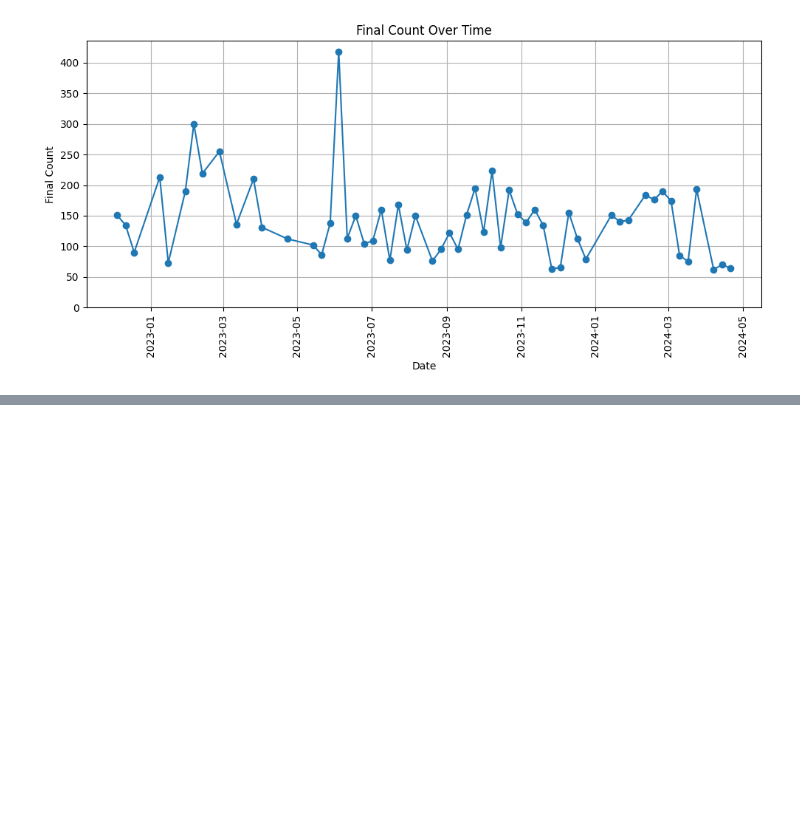
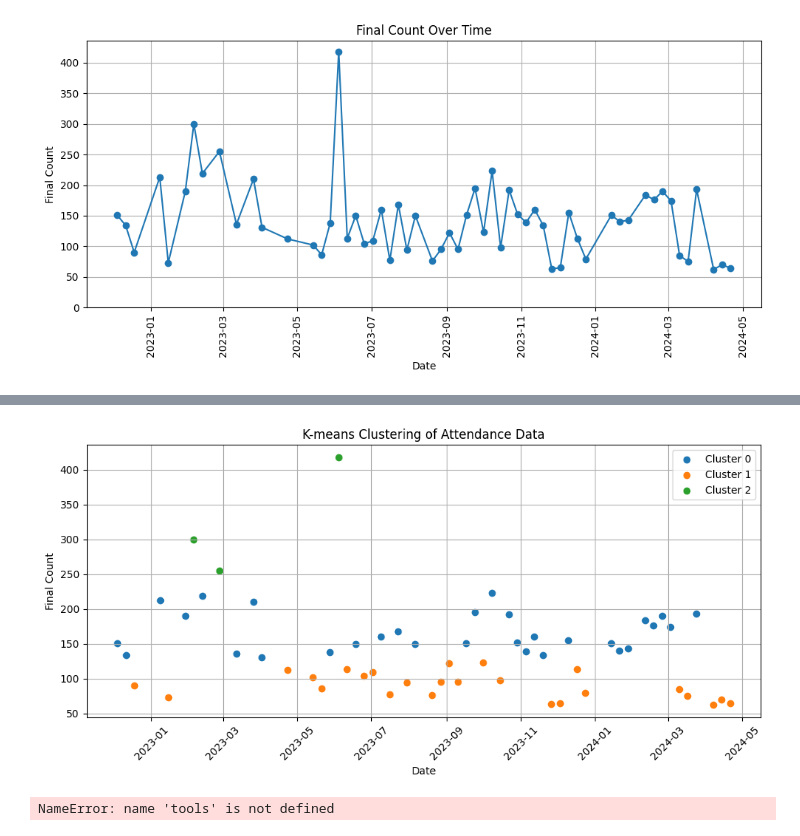
Before and after one commit to OlajideFemi/Data-Analysis-Projects, a Jupyter notebook: Sunday_attendance_analysis.ipynb, the cells around one changed output, grey strips where cells are left out. Cells and saved outputs as stored; diff of their text form; code cells hidden in the pictures; blank space fills up the shorter version.

```diff
--- a/Sunday_attendance_analysis.ipynb
+++ b/Sunday_attendance_analysis.ipynb
@@ -1021,0 +1127,27 @@ plt.show()
+# %%
+from sklearn.cluster import KMeans
+
+# K-means clustering
+kmeans = KMeans(n_clusters=3, random_state=42)
+df['cluster'] = kmeans.fit_predict(df[['Final count']])
+
+# Plotting clusters
+plt.figure(figsize=(10, 5))
+for cluster in df['cluster'].unique():
+    cluster_data = df[df['cluster'] == cluster]
+    plt.scatter(cluster_data['Date'], cluster_data['Final count'], label=f'Cluster {cluster}')
+
+plt.title('K-means Clustering of Attendance Data')
+plt.xlabel('Date')
+plt.ylabel('Final Count')
+plt.grid(True)
+plt.xticks(rotation=45)
+plt.legend()
+plt.tight_layout()
+plt.show()
+
+# Display clustered data
+tools.display_dataframe_to_user(name="Clustered Attendance Data", dataframe=df)
+# %% [output]
+[figure, added]
+NameError: name 'tools' is not defined
```
Also changed, not shown: parts of 5 cells of this notebook.
